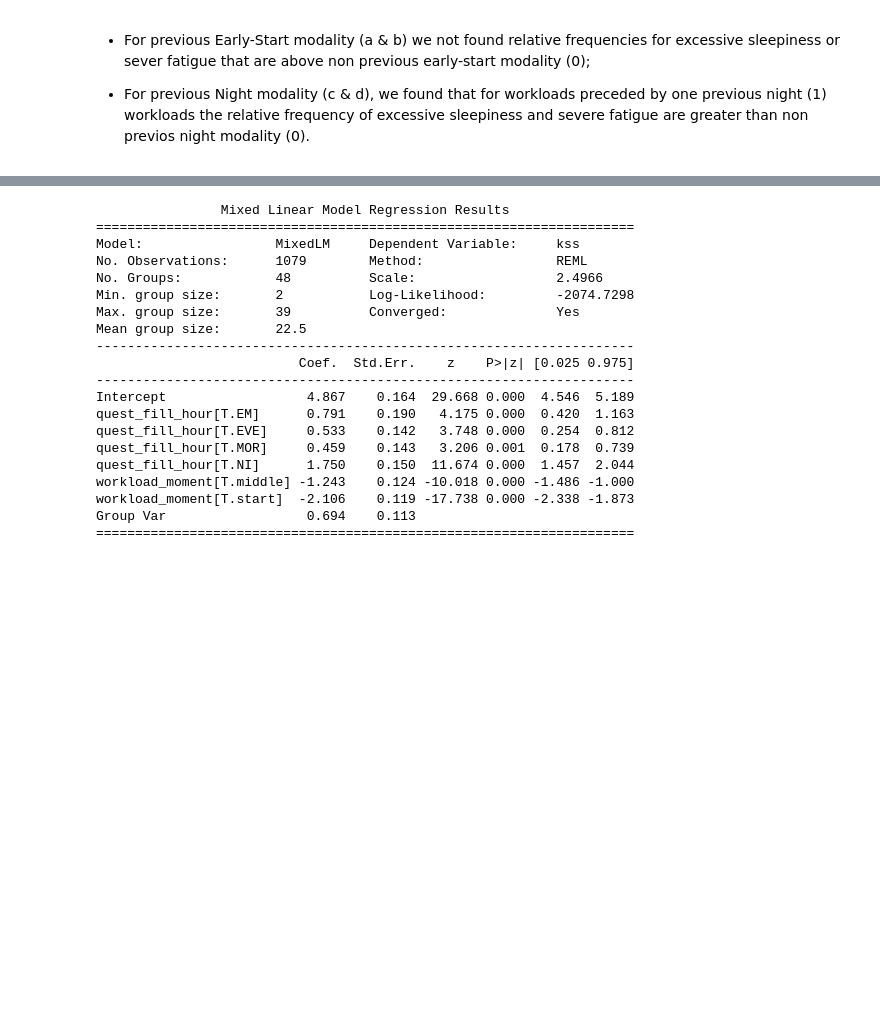
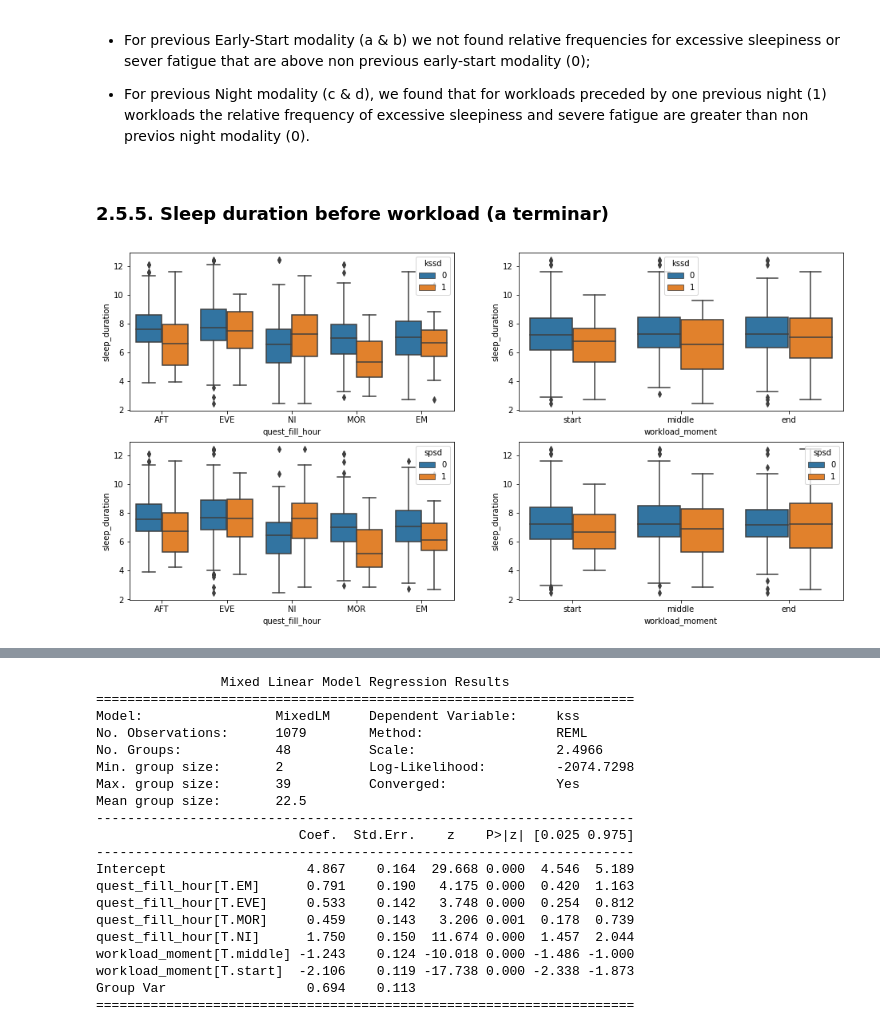
Before and after one commit to jlpscampos/Perception-of-Excessive-Sleepiness-and-Severe-Fatigue-in-Civil-Aviation-Pilots, a Jupyter notebook: EDA.ipynb, the cells around one changed output, grey strips where cells are left out. Drawn from its saved outputs; the diff is of its cells as text; code cells hidden in the pictures; blank space fills up the shorter version.

```diff
--- a/EDA.ipynb
+++ b/EDA.ipynb
@@ -247,3 +248,18 @@ print(''); print('')
 * For previous Early-Start modality (a & b) we not found relative frequencies for excessive sleepiness or sever fatigue that are above non previous early-start modality (0);
 
 * For previous Night modality (c & d), we found that for workloads preceded by one previous night (1) workloads the relative frequency of excessive sleepiness and severe fatigue are greater than non previos night modality (0).
+# %% [markdown]
+### 2.5.5. Sleep duration before workload (a terminar)
+# %%
+temp = working_df[['kssd','spsd','quest_fill_hour', 'workload_moment', 'sleep_duration']]
+
+fig, ax = plt.subplots(nrows = 2, ncols = 2, figsize=(16,8))
+sns.boxplot(data = temp, x = 'quest_fill_hour', y = 'sleep_duration', hue = 'kssd', ax = ax[0,0])
+sns.boxplot(data = temp, x = 'workload_moment', y = 'sleep_duration', hue = 'kssd', ax = ax[0,1])
+
+sns.boxplot(data = temp, x = 'quest_fill_hour', y = 'sleep_duration', hue = 'spsd', ax = ax[1,0])
+sns.boxplot(data = temp, x = 'workload_moment', y = 'sleep_duration', hue = 'spsd', ax = ax[1,1])
+
+plt.show()
+# %% [output]
+[figure, added]
```
Also changed, not shown: parts of 8 cells of this notebook.
